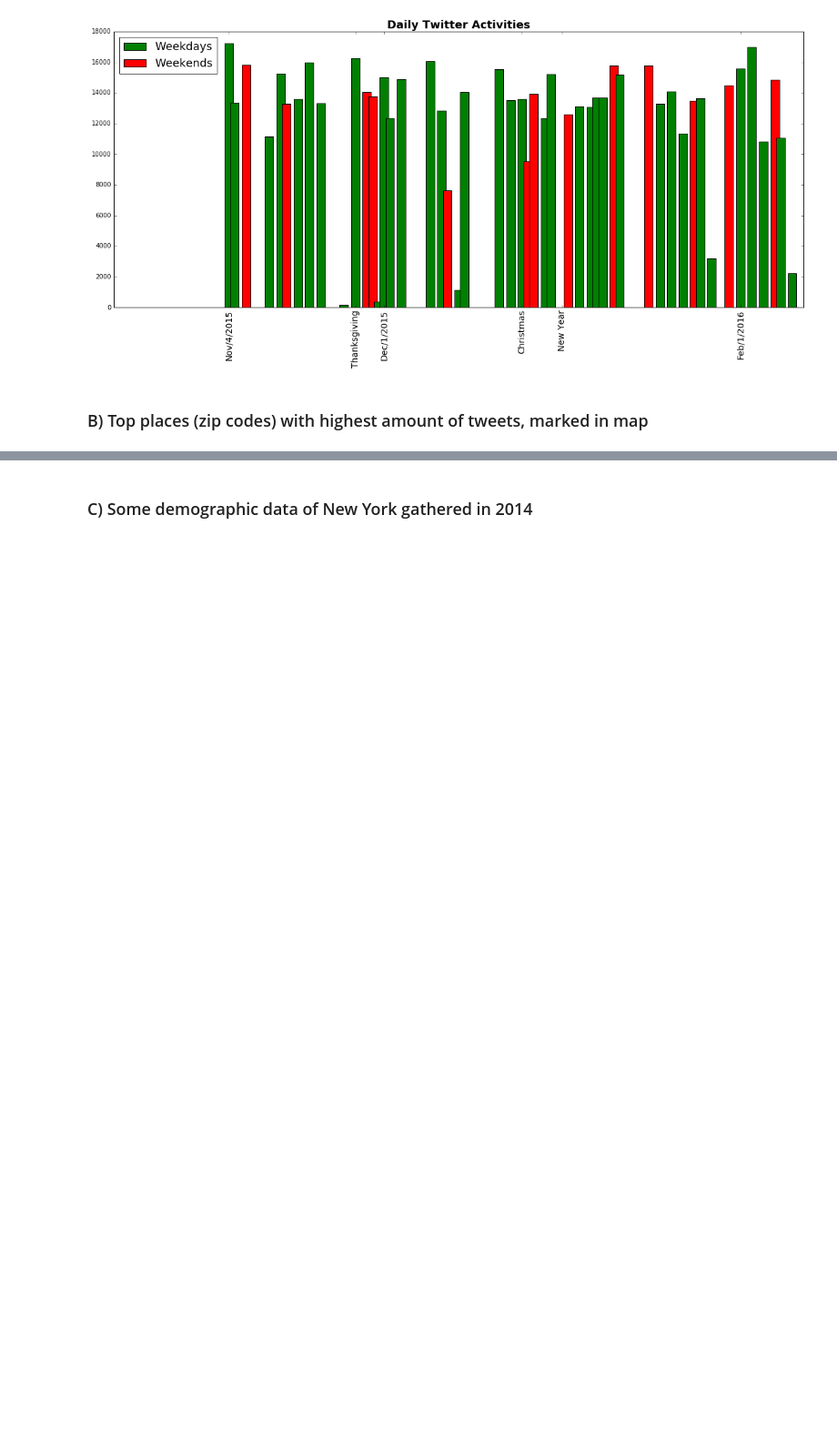
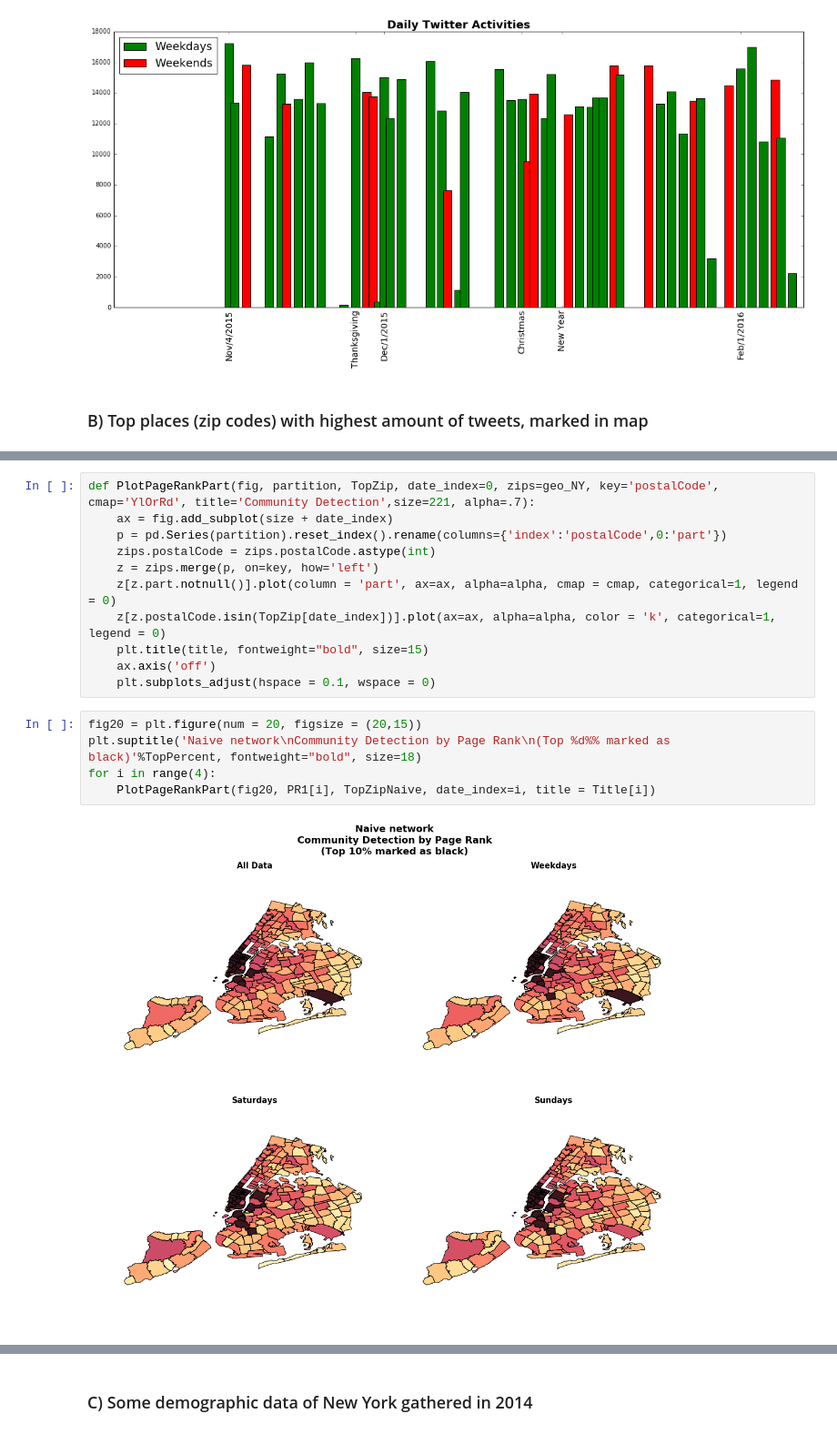
Before and after one commit to Fomyther/NYC-Twitter-Activities, a Jupyter notebook: Pro1_CQ_W6_e1.ipynb, the cells around one changed output, grey strips where cells are left out. Shown at 91% size. Drawn from its saved outputs; the diff is of its cells as text; blank space fills up the shorter version.

```diff
--- a/Pro1_CQ_W6_e1.ipynb
+++ b/Pro1_CQ_W6_e1.ipynb
@@ -354,0 +366,18 @@ for i in range(4):
+# %%
+def PlotPageRankPart(fig, partition, TopZip, date_index=0, zips=geo_NY, key='postalCode', cmap='YlOrRd', title='Community Detection',size=221, alpha=.7):
+    ax = fig.add_subplot(size + date_index)
+    p = pd.Series(partition).reset_index().rename(columns={'index':'postalCode',0:'part'})
+    zips.postalCode = zips.postalCode.astype(int)
+    z = zips.merge(p, on=key, how='left')
+    z[z.part.notnull()].plot(column = 'part', ax=ax, alpha=alpha, cmap = cmap, categorical=1, legend = 0)
+    z[z.postalCode.isin(TopZip[date_index])].plot(ax=ax, alpha=alpha, color = 'k', categorical=1, legend = 0)
+    plt.title(title, fontweight="bold", size=15)
+    ax.axis('off')
+    plt.subplots_adjust(hspace = 0.1, wspace = 0)
+# %%
+fig20 = plt.figure(num = 20, figsize = (20,15))
+plt.suptitle('Naive network\nCommunity Detection by Page Rank\n(Top %d%% marked as black)'%TopPercent, fontweight="bold", size=18)
+for i in range(4):
+    PlotPageRankPart(fig20, PR1[i], TopZipNaive, date_index=i, title = Title[i])
+# %% [output]
+[figure, added]
```
Also changed, not shown: parts of 33 cells of this notebook.
